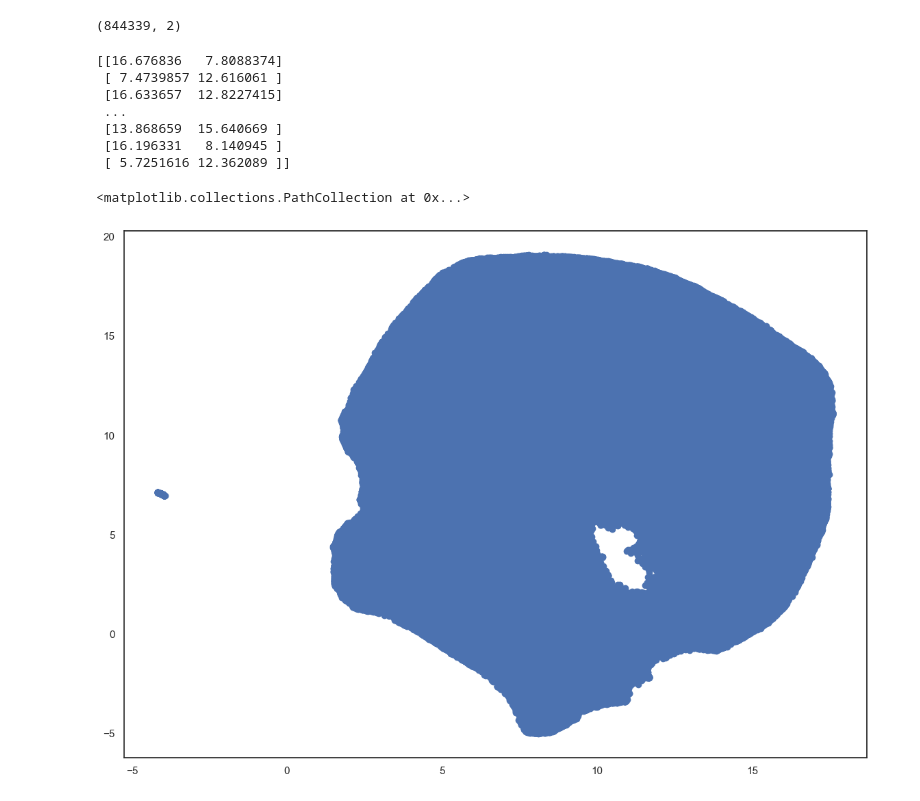
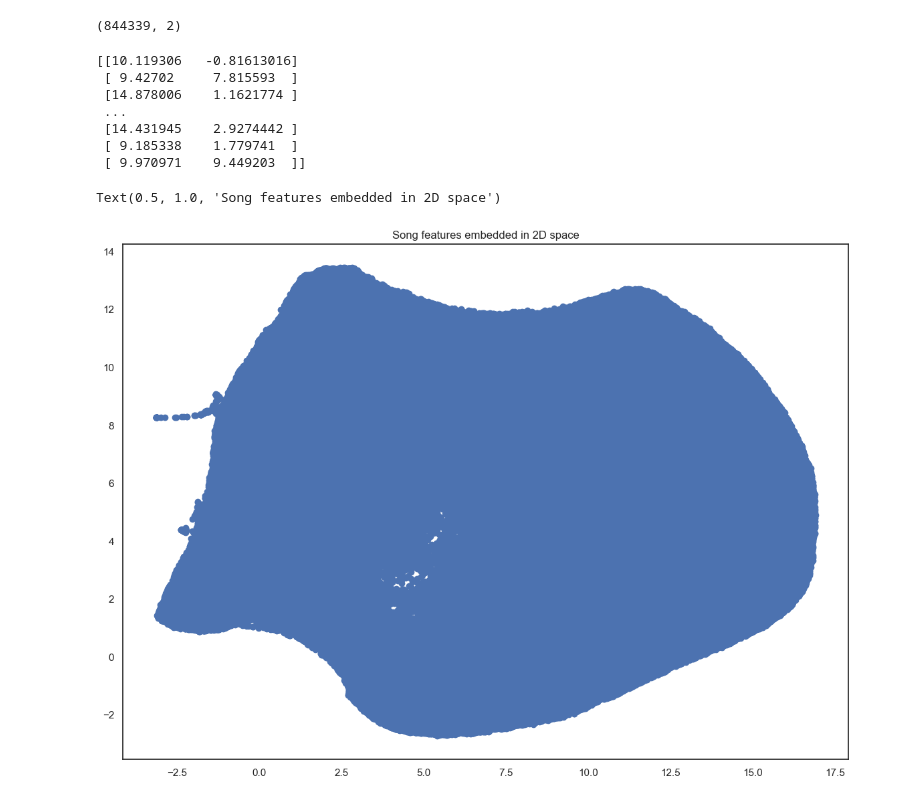
Before and after one commit to GloryFight3r/music_recommender, a Jupyter notebook: src/DataExploration/explore.ipynb, the cells around one changed output. Drawn from its saved outputs; the diff is of its cells as text; code cells hidden in the pictures.

```diff
--- a/src/DataExploration/explore.ipynb
+++ b/src/DataExploration/explore.ipynb
@@ -31,6 +35,8 @@ for x in children_songs_only['track_id']:
 
 spotify_df = spotify_df[spotify_df['track_id'].isin(to_keep)]
 
+spotify_df.reset_index(inplace=True)
+
 print(len(spotify_df))
 # %% [output]
 844339
@@ -40,0 +43,11 @@ reducer = umap.UMAP()
+# %%
+from sklearn.decomposition import PCA
+
+reducer = umap.UMAP(n_components=2)
+#pca = PCA(n_components=2, svd_solver='full')
+# %%
+#one hot encode the key
+one_hot_encoded = pd.get_dummies(spotify_df, columns=['key'], dtype='int')
+#one_hot_encoded = spotify_df
+
+one_hot_encoded
@@ -41,4 +68,6 @@ reducer = umap.UMAP()
 # %%
 # scale feature
-music_data = spotify_df[["danceability", "energy", "instrumentalness", "acousticness", "tempo", "valence"]].values
-scaled_music_data = StandardScaler().fit_transform(music_data)
+music_data = one_hot_encoded[["speechiness", "instrumentalness", "valence", "liveness", "energy", "tempo", "danceability", "acousticness"]].values
+scaled_music_data = MinMaxScaler().fit_transform(music_data[:,:])
+
+scaled_music_data
@@ -50,20 +99,25 @@ embedding.shape
 # %%
 print(embedding)
 # %% [output]
-[[16.676836   7.8088374]
- [ 7.4739857 12.616061 ]
- [16.633657  12.8227415]
+[[10.119306   -0.81613016]
+ [ 9.42702     7.815593  ]
+ [14.878006    1.1621774 ]
  ...
- [13.868659  15.640669 ]
- [16.196331   8.140945 ]
- [ 5.7251616 12.362089 ]]
+ [14.431945    2.9274442 ]
+ [ 9.185338    1.779741  ]
+ [ 9.970971    9.449203  ]]
 # %%
 import matplotlib.pyplot as plt
+from mpl_toolkits import mplot3d
+
+#fig = plt.figure()
+#ax = fig.add_subplot(projection='3d')
 
 plt.scatter(
     embedding[:, 0],
     embedding[:, 1]
     )
+plt.title("Song features embedded in 2D space")
 # %% [output]
-<matplotlib.collections.PathCollection at 0x...>
+Text(0.5, 1.0, 'Song features embedded in 2D space')
-[figure, old version]
+[figure, new version]
```
Also changed, not shown: parts of 13 cells of this notebook, 8 other files.
